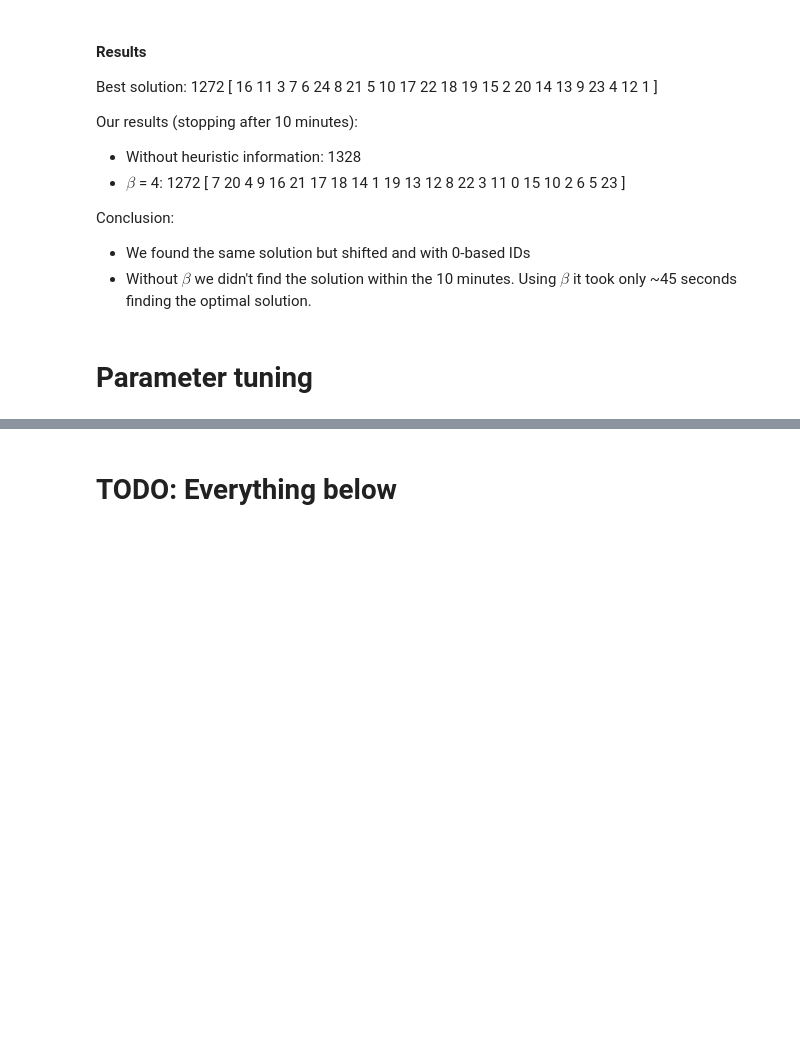
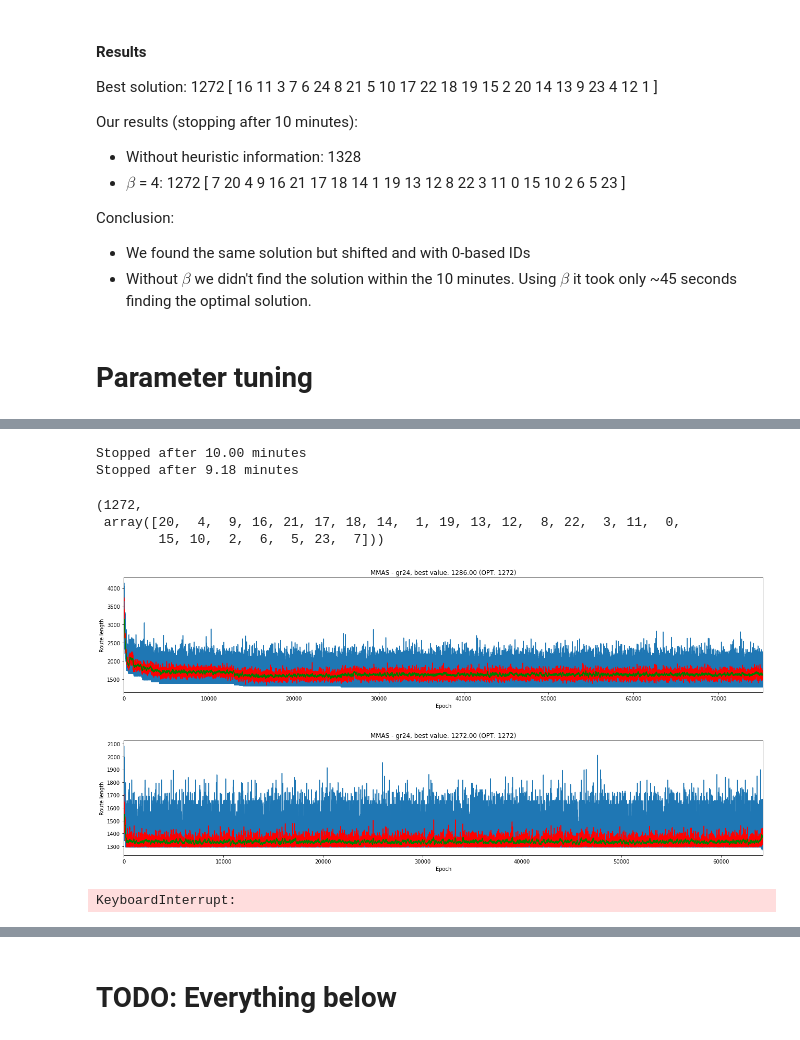
Before and after one commit to Chaoste/course-nia, a Jupyter notebook: project3/project3.ipynb, the cells around one changed output, grey strips where cells are left out. Drawn from its saved outputs; the diff is of its cells as text; code cells hidden in the pictures; blank space fills up the shorter version.

```diff
--- a/project3/project3.ipynb
+++ b/project3/project3.ipynb
@@ -98,0 +114,38 @@ Parameters for further tests: $\beta=8$ , $\alpha=2$ , $\rho=\frac{4}{n}$ , $tau
+# %%
+opt_tau_max = lambda n: 1 - 1/n
+# %%
+def generate_opt_setting(problem):
+    n = problem['dimension']
+    opt_setting = dict()
+    opt_setting['alpha'] = opt_alpha
+    opt_setting['beta'] = opt_beta
+    opt_setting['rho'] = opt_rho(n)
+    opt_setting['tau_min'] = opt_tau_min(n)
+    opt_setting['tau_max'] = opt_tau_max(n)
+    return opt_setting
+
+# Evaluate best params:
+utils.evaluate_params(gr24_problem, generate_opt_setting(gr24_problem), runtime=10)
+utils.evaluate_params(gr48_problem, generate_opt_setting(gr48_problem), runtime=20)
+utils.evaluate_params(gr96_problem, generate_opt_setting(gr96_problem), runtime=40)
+# %%
+# Run on simple and middle problem for 10 minutes to evaluate if we can improve the solution
+opt_setting = generate_opt_setting(gr24_problem)
+algo.MMAS(gr24_problem, wall_clock_time=600)()
+algo.MMAS(gr24_problem, wall_clock_time=600, **opt_setting)()
+# Old tau_max=1/n**0.5
+# Using opt settings took 9.18 minutes for finding optimal solution
+# %% [output]
+Stopped after 10.00 minutes
+Stopped after 9.18 minutes
+(1272,
+ array([20,  4,  9, 16, 21, 17, 18, 14,  1, 19, 13, 12,  8, 22,  3, 11,  0,
+        15, 10,  2,  6,  5, 23,  7]))
+[figure, added]
+[figure, added]
+# %%
+opt_setting = generate_opt_setting(gr48_problem)
+algo.MMAS(gr48_problem, wall_clock_time=600)()
+algo.MMAS(gr48_problem, wall_clock_time=600, **opt_setting)()
+# %% [output]
+KeyboardInterrupt:
```
Also changed, not shown: parts of 26 cells of this notebook, 4 other files.
